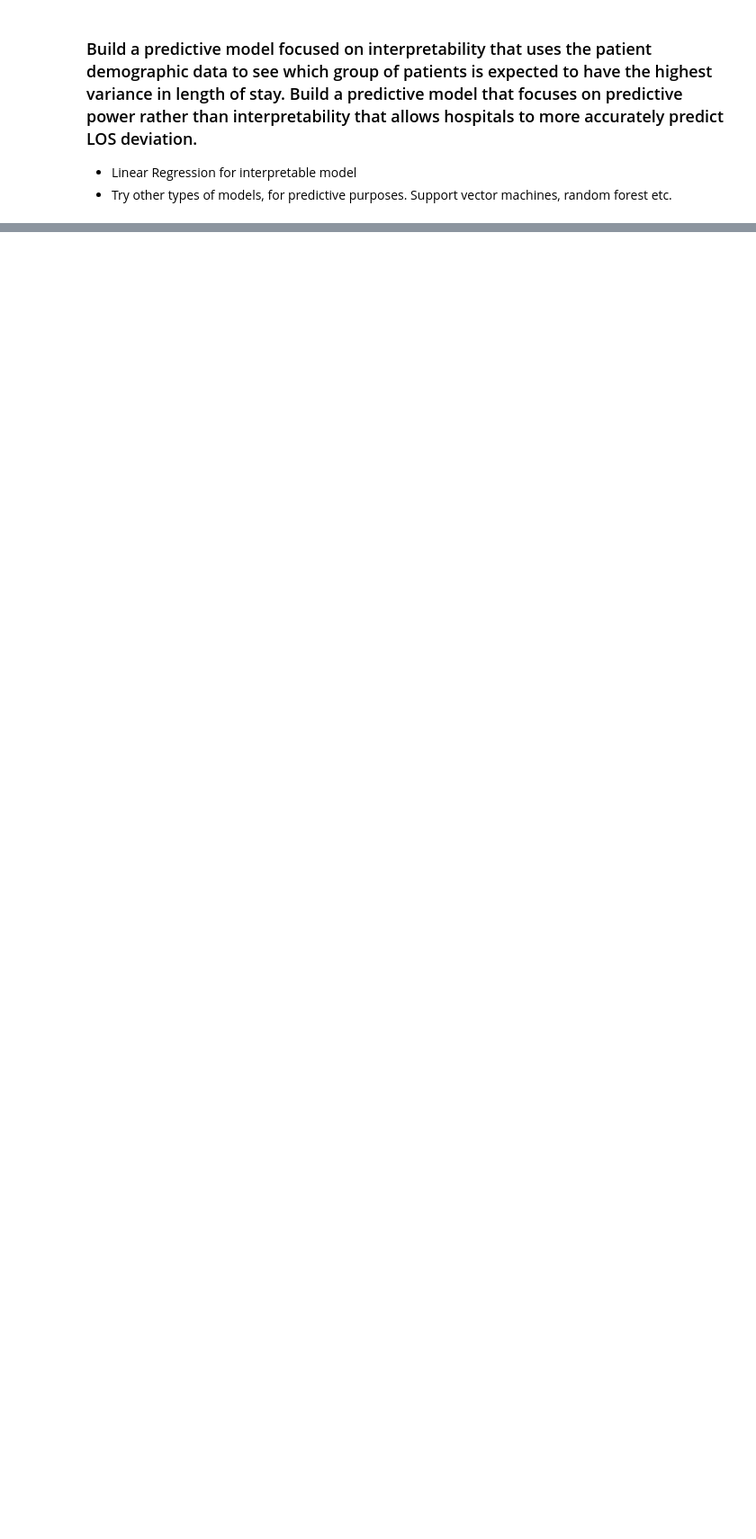
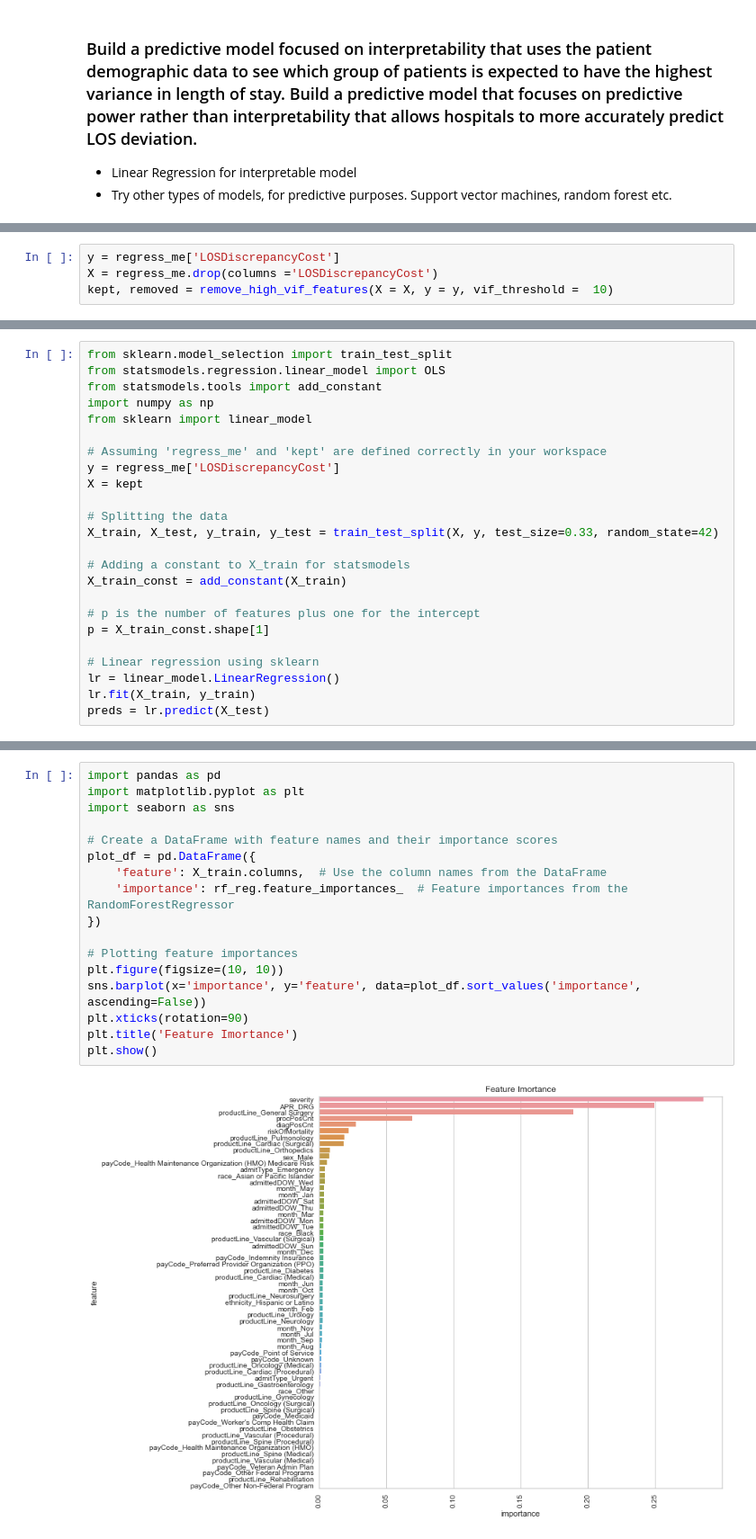
Before and after one commit to danschumac1/Length_of_Stay, a Jupyter notebook: Final Project-Copy1.ipynb, the cells around one changed output, grey strips where cells are left out. Shown at 90% size. Cells and saved outputs as stored; diff of their text form; blank space fills up the shorter version.

```diff
--- a/Final Project-Copy1.ipynb
+++ b/Final Project-Copy1.ipynb
@@ -438,0 +432,4 @@ final_week_pred = rf_reg.predict(X_test)
+# %%
+y = regress_me['LOSDiscrepancyCost']
+X = regress_me.drop(columns ='LOSDiscrepancyCost')
+kept, removed = remove_high_vif_features(X = X, y = y, vif_threshold =  10)
@@ -438,0 +454,24 @@ final_week_pred = rf_reg.predict(X_test)
+# %%
+from sklearn.model_selection import train_test_split
+from statsmodels.regression.linear_model import OLS
+from statsmodels.tools import add_constant
+import numpy as np
+from sklearn import linear_model
+
+# Assuming 'regress_me' and 'kept' are defined correctly in your workspace
+y = regress_me['LOSDiscrepancyCost']
+X = kept
+
+# Splitting the data
+X_train, X_test, y_train, y_test = train_test_split(X, y, test_size=0.33, random_state=42)
+
+# Adding a constant to X_train for statsmodels
+X_train_const = add_constant(X_train)
+
+# p is the number of features plus one for the intercept
+p = X_train_const.shape[1]
+
+# Linear regression using sklearn
+lr = linear_model.LinearRegression()
+lr.fit(X_train, y_train)
+preds = lr.predict(X_test)
@@ -438,0 +698,19 @@ final_week_pred = rf_reg.predict(X_test)
+# %%
+import pandas as pd
+import matplotlib.pyplot as plt
+import seaborn as sns
+
+# Create a DataFrame with feature names and their importance scores
+plot_df = pd.DataFrame({
+    'feature': X_train.columns,  # Use the column names from the DataFrame
+    'importance': rf_reg.feature_importances_  # Feature importances from the RandomForestRegressor
+})
+
+# Plotting feature importances
+plt.figure(figsize=(10, 10))
+sns.barplot(x='importance', y='feature', data=plot_df.sort_values('importance', ascending=False))
+plt.xticks(rotation=90)
+plt.title('Feature Imortance')
+plt.show()
+# %% [output]
+[figure, added]
```
Also changed, not shown: parts of 51 cells of this notebook, 6 other files.
